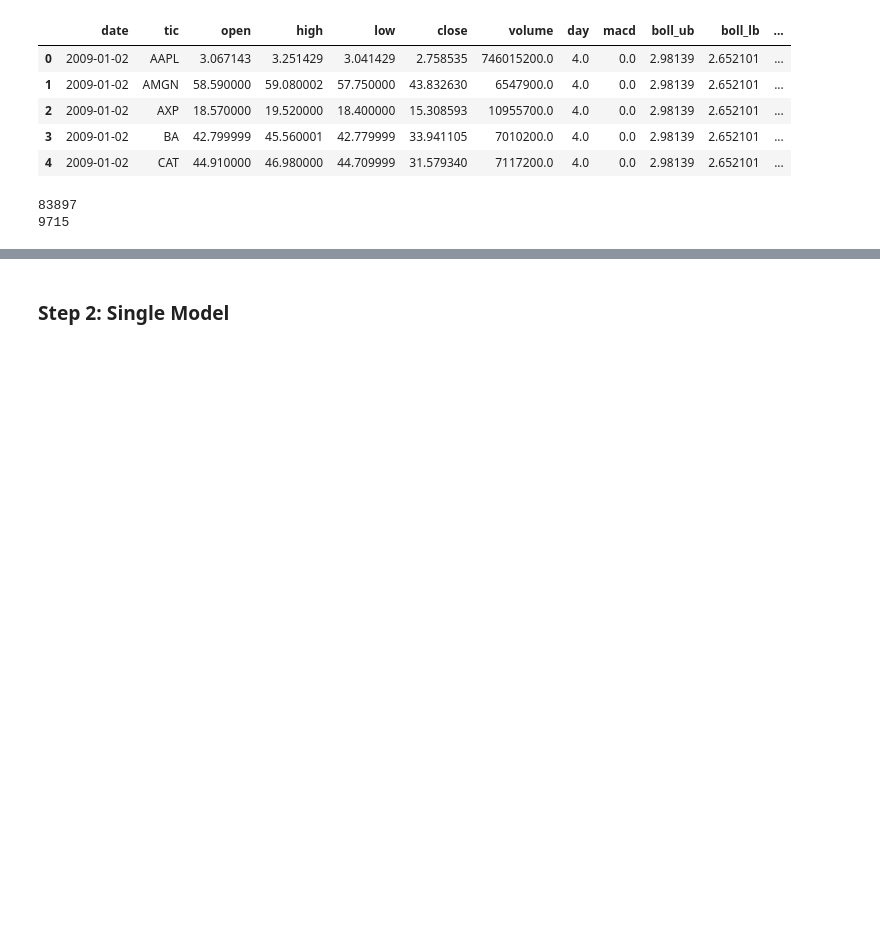
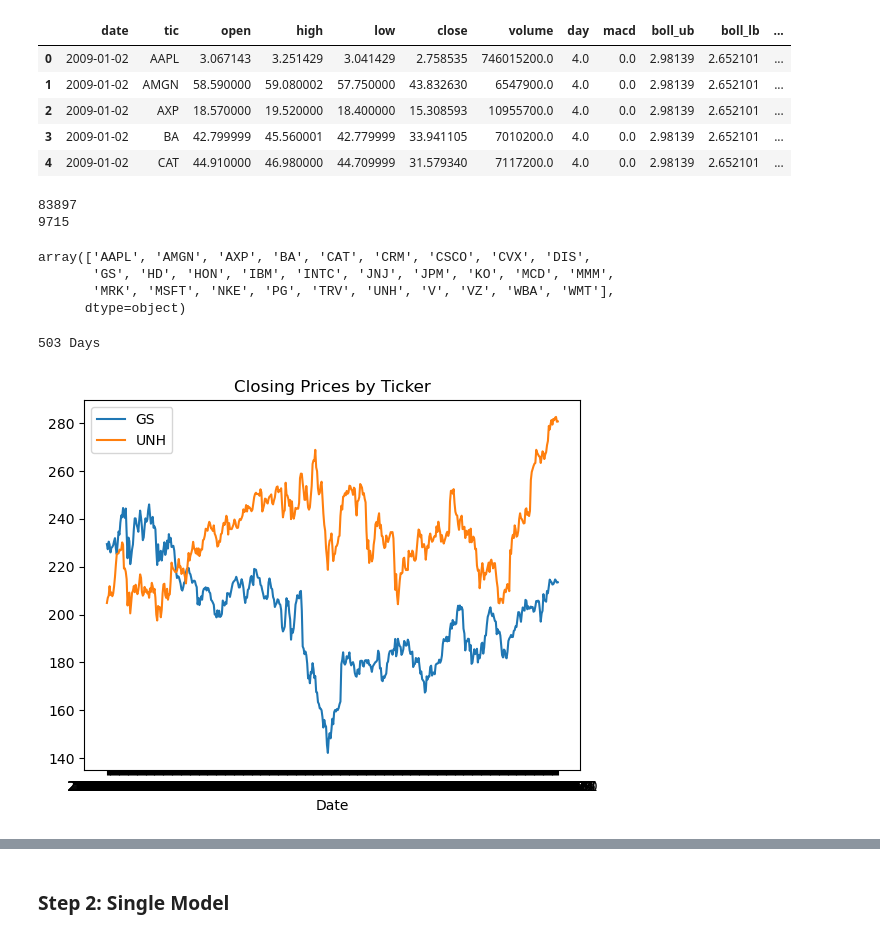
Before and after one commit to Linzili1235/Auto-Trade-Bot-with-DDPG, a Jupyter notebook: notebook.ipynb, the cells around one changed output, grey strips where cells are left out. Drawn from its saved outputs; the diff is of its cells as text; code cells hidden in the pictures; blank space fills up the shorter version.

Commit message:
update data with normalize and price

```diff
--- a/notebook.ipynb
+++ b/notebook.ipynb
@@ -144,3 +144,42 @@ print(len(trade))
 # %%
 train.to_csv('train_data.csv', index=False)
 trade.to_csv('trade_data.csv', index=False)
+# %%
+train['tic'].unique()
+# %% [output]
+array(['AAPL', 'AMGN', 'AXP', 'BA', 'CAT', 'CRM', 'CSCO', 'CVX', 'DIS',
+       'GS', 'HD', 'HON', 'IBM', 'INTC', 'JNJ', 'JPM', 'KO', 'MCD', 'MMM',
+       'MRK', 'MSFT', 'NKE', 'PG', 'TRV', 'UNH', 'V', 'VZ', 'WBA', 'WMT'],
+      dtype=object)
+# %%
+import pandas as pd
+import matplotlib.pyplot as plt
+
+# READ DATA
+train = pd.read_csv('train_data.csv')
+trade = pd.read_csv('trade_data.csv')
+
+df_sub = train[train['tic'].isin(['GS', "UNH"])]
+# df_sub = train
+df_sub = df_sub[(df_sub['date'] > '2017-12-31') & (df_sub['date'] < '2020-01-01')]
+# print(df_sub[df_sub['close'] > 200]['tic'].unique())
+df_sub = df_sub.sort_values('date')
+print(df_sub.date.nunique(), 'Days')
+
+groups = df_sub.groupby('tic')
+
+# Iterate over the groups and plot each line separately
+fig, ax = plt.subplots()
+for name, group in groups:
+    ax.plot(group['date'], group['close'], label=name)
+
+# Set the title, x-axis label, and legend
+ax.set_title('Closing Prices by Ticker')
+ax.set_xlabel('Date')
+ax.legend()
+
+# Show the plot
+plt.show()
+# %% [output]
+503 Days
+[figure, added]
```
Also changed, not shown: parts of 3 cells of this notebook, 2 other files.
